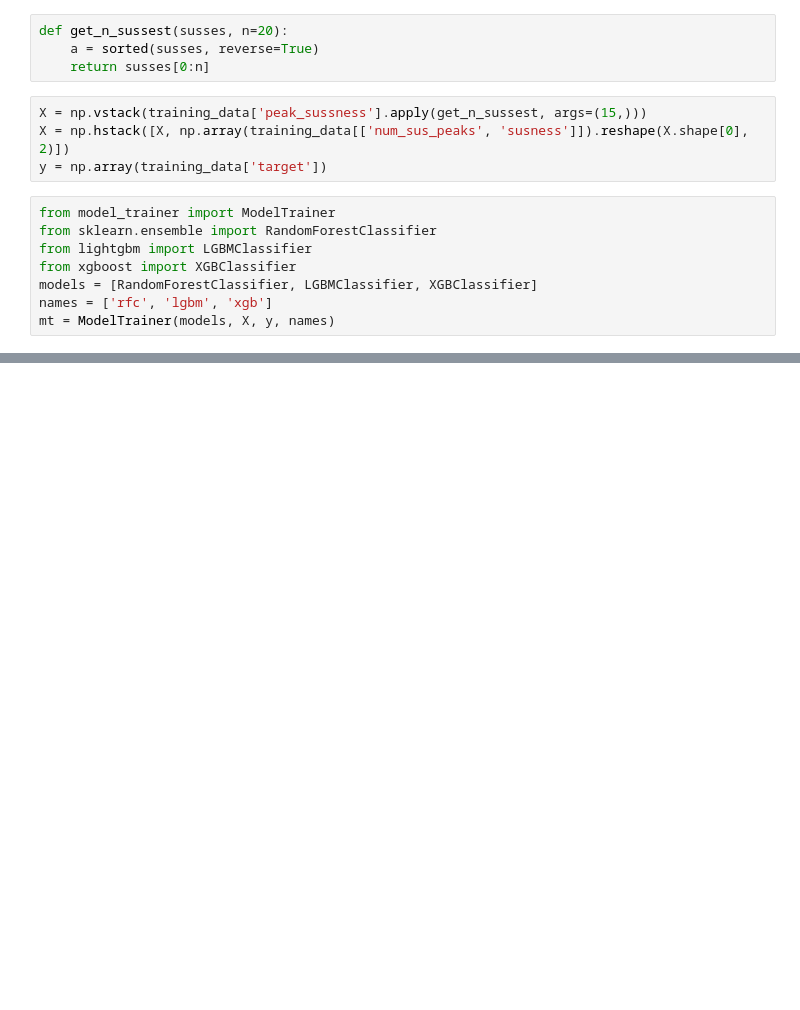
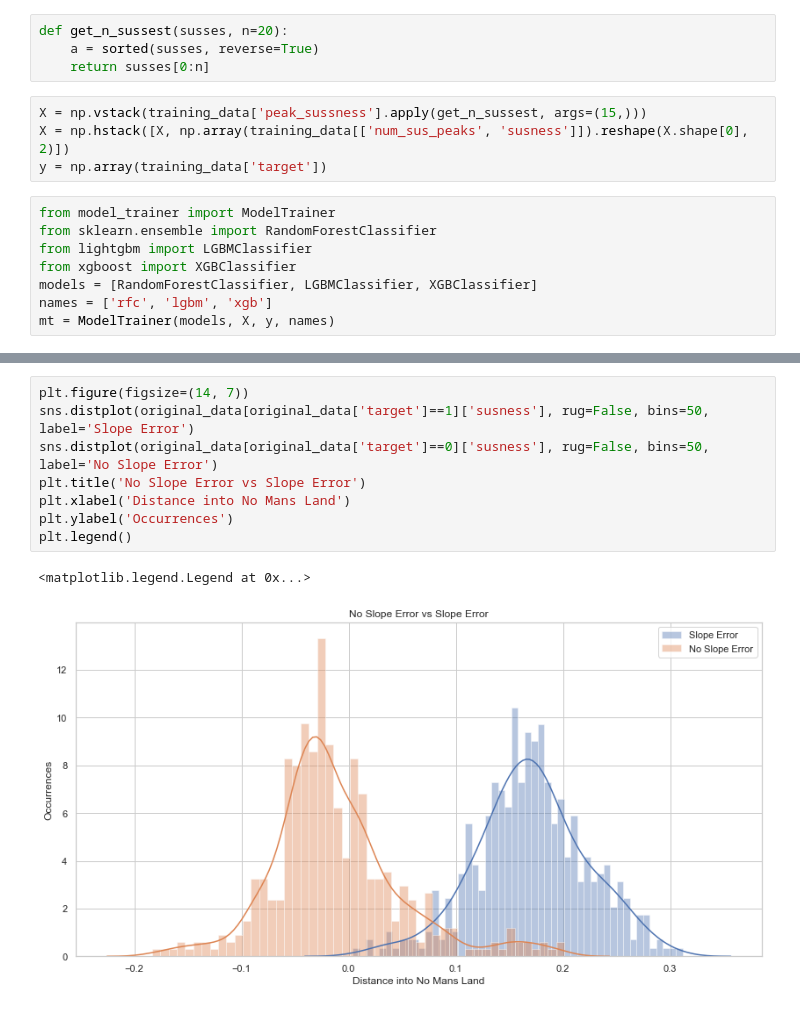
Before and after one commit to warrenregister/ToF_ML, a Jupyter notebook: notebooks/Improved No Mans Land Classification.ipynb, the cells around one changed output, grey strips where cells are left out. Drawn from its saved outputs; the diff is of its cells as text; blank space fills up the shorter version.

```diff
--- a/notebooks/Improved No Mans Land Classification.ipynb
+++ b/notebooks/Improved No Mans Land Classification.ipynb
@@ -87,0 +88,11 @@ Text(0, 0.5, 'Accuracy')
+# %%
+plt.figure(figsize=(14, 7))
+sns.distplot(original_data[original_data['target']==1]['susness'], rug=False, bins=50, label='Slope Error')
+sns.distplot(original_data[original_data['target']==0]['susness'], rug=False, bins=50, label='No Slope Error')
+plt.title('No Slope Error vs Slope Error')
+plt.xlabel('Distance into No Mans Land')
+plt.ylabel('Occurrences')
+plt.legend()
+# %% [output]
+<matplotlib.legend.Legend at 0x...>
+[figure, added]
```
Also changed, not shown: parts of 40 cells of this notebook, 4 other files.
